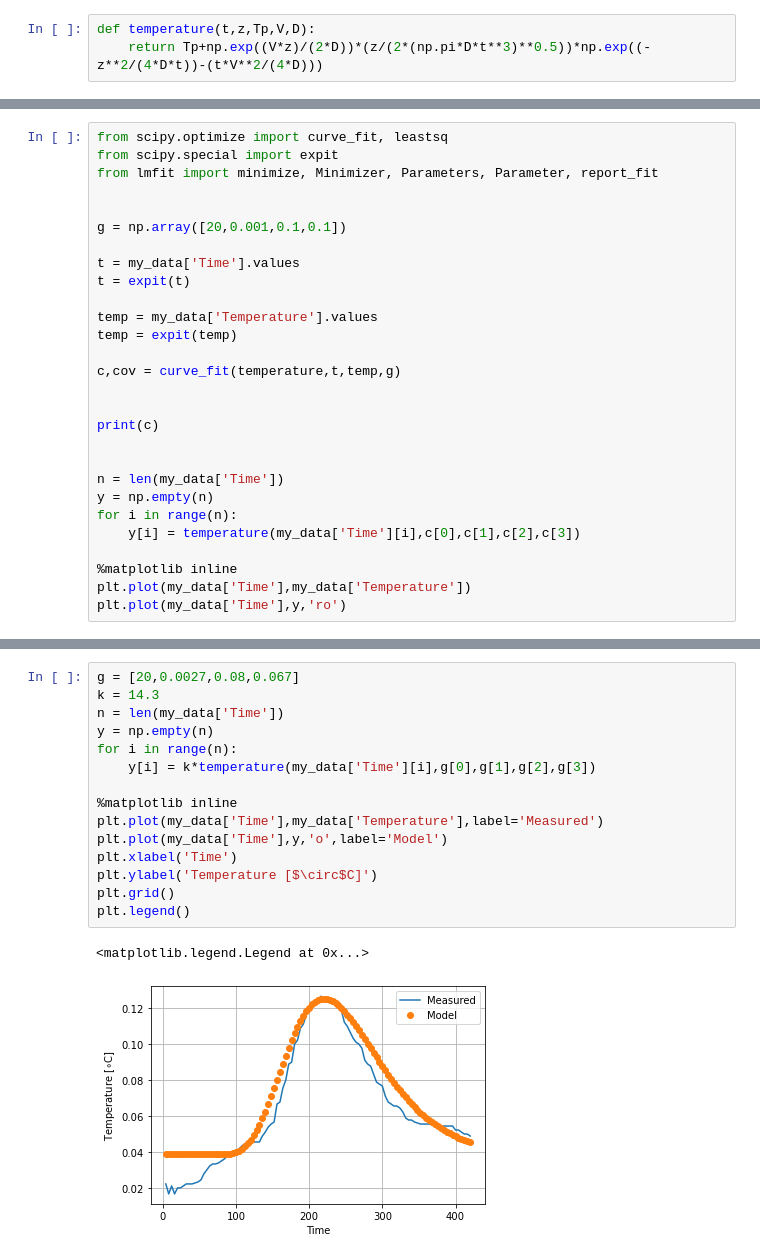
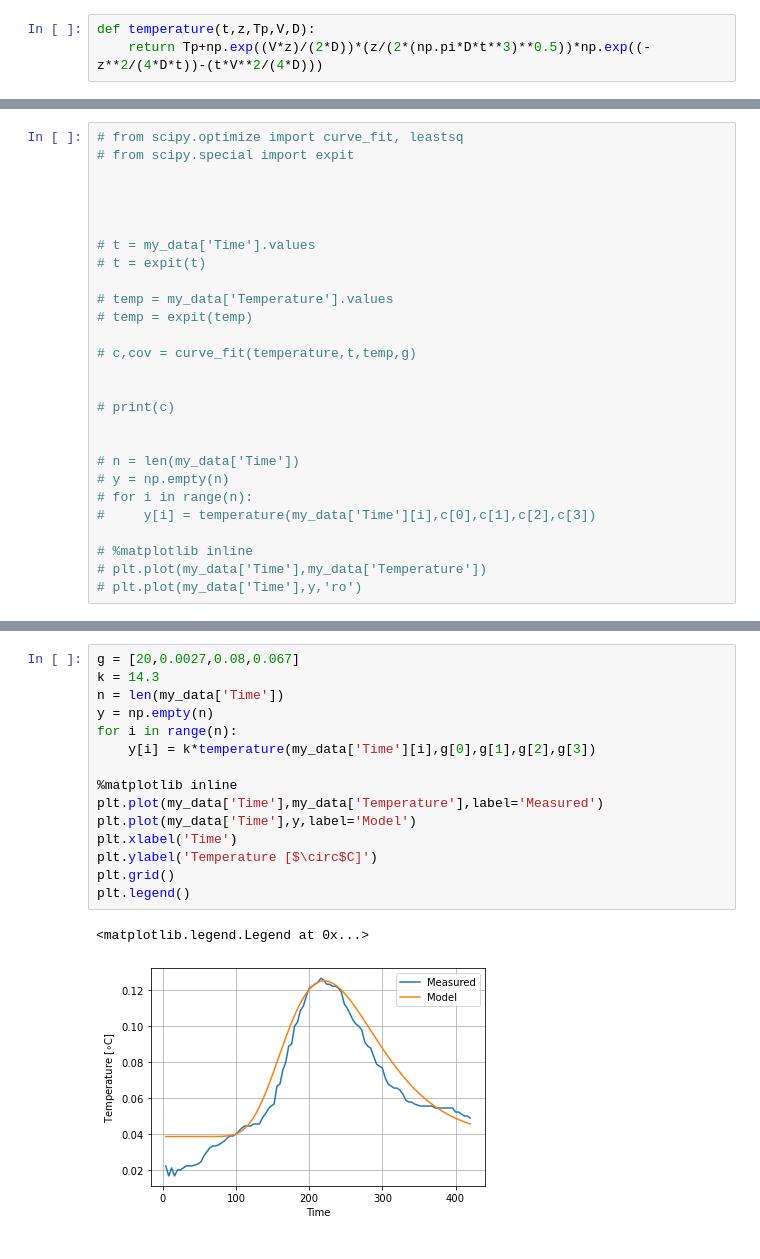
Before and after one commit to margolek/Study, a Jupyter notebook: Semester_6/Methods_of_Object_Identification/Project/Flotation model coefficients.ipynb, the cells around one changed output, grey strips where cells are left out. Drawn from its saved outputs; the diff is of its cells as text.

```diff
--- a/Semester_6/Methods_of_Object_Identification/Project/Flotation model coefficients.ipynb
+++ b/Semester_6/Methods_of_Object_Identification/Project/Flotation model coefficients.ipynb
@@ -64,28 +46,27 @@ Successfully installed asteval-0.9.23 lmfit-1.0.2 uncertainties-3.1.5
 # %%
-from scipy.optimize import curve_fit, leastsq
-from scipy.special import expit
-from lmfit import minimize, Minimizer, Parameters, Parameter, report_fit
+# from scipy.optimize import curve_fit, leastsq
+# from scipy.special import expit
 
 
-g = np.array([20,0.001,0.1,0.1])
-
-t = my_data['Time'].values
-t = expit(t)
-
-temp = my_data['Temperature'].values
-temp = expit(temp)
-
-c,cov = curve_fit(temperature,t,temp,g)
 
 
-print(c)
+# t = my_data['Time'].values
+# t = expit(t)
+
+# temp = my_data['Temperature'].values
+# temp = expit(temp)
+
+# c,cov = curve_fit(temperature,t,temp,g)
 
 
-n = len(my_data['Time'])
-y = np.empty(n)
-for i in range(n):
-    y[i] = temperature(my_data['Time'][i],c[0],c[1],c[2],c[3])
+# print(c)
 
-%matplotlib inline
-plt.plot(my_data['Time'],my_data['Temperature'])
-plt.plot(my_data['Time'],y,'ro')
+
+# n = len(my_data['Time'])
+# y = np.empty(n)
+# for i in range(n):
+#     y[i] = temperature(my_data['Time'][i],c[0],c[1],c[2],c[3])
+
+# %matplotlib inline
+# plt.plot(my_data['Time'],my_data['Temperature'])
+# plt.plot(my_data['Time'],y,'ro')
@@ -96,18 +73,18 @@ plt.plot(my_data['Time'],y,'ro')
 # %%
 g = [20,0.0027,0.08,0.067]
 k = 14.3
 n = len(my_data['Time'])
 y = np.empty(n)
 for i in range(n):
     y[i] = k*temperature(my_data['Time'][i],g[0],g[1],g[2],g[3])
 
 %matplotlib inline
 plt.plot(my_data['Time'],my_data['Temperature'],label='Measured')
-plt.plot(my_data['Time'],y,'o',label='Model')
+plt.plot(my_data['Time'],y,label='Model')
 plt.xlabel('Time')
 plt.ylabel('Temperature [$\circ$C]')
 plt.grid()
 plt.legend()
 # %% [output]
 <matplotlib.legend.Legend at 0x...>
-[figure, old version]
+[figure, new version]
```
Also changed, not shown: parts of 7 cells of this notebook.
